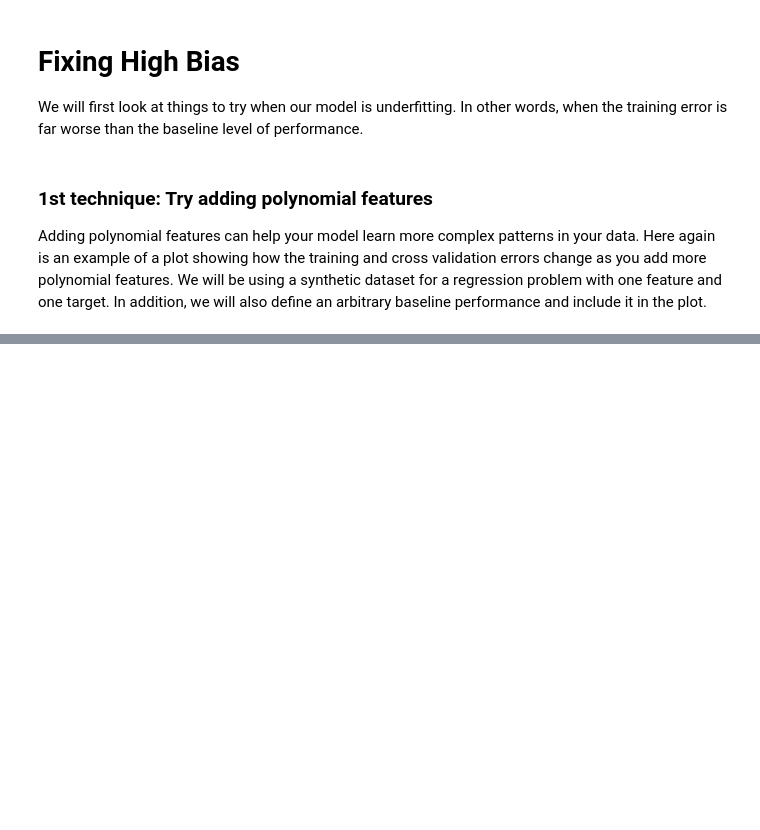
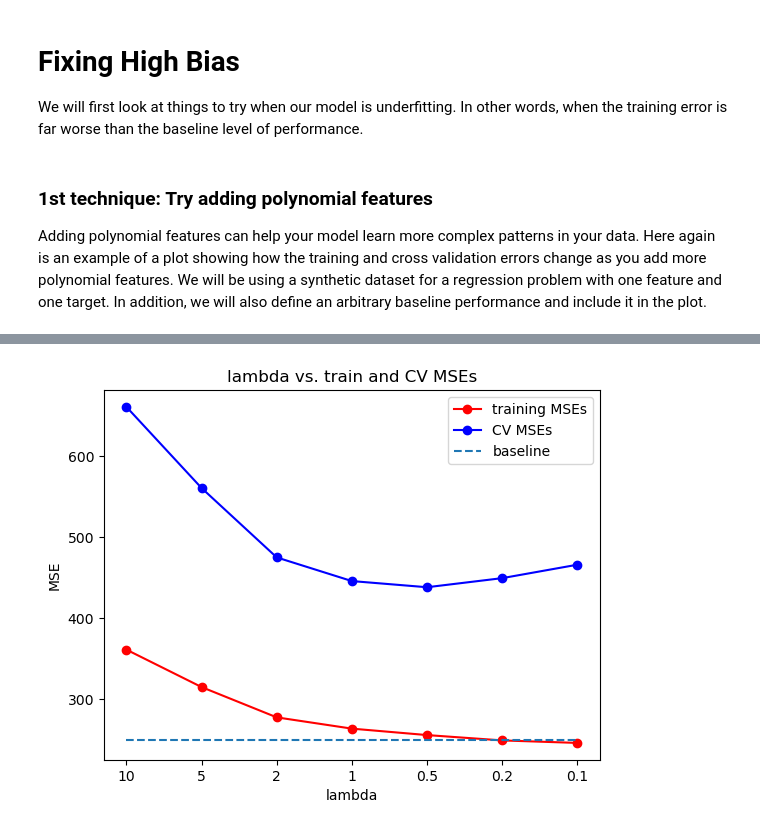
Before and after one commit to ibrar-ul-hassan/Machine-Learning-Projects, a Jupyter notebook: Diagonizing_Bias_and_Variance/Code File.ipynb, the cells around one changed output, grey strips where cells are left out. Saved outputs shown, nothing was run; the diff lists cells and outputs as text; code cells hidden in the pictures; blank space fills up the shorter version.

```diff
--- a/Diagonizing_Bias_and_Variance/Code File.ipynb
+++ b/Diagonizing_Bias_and_Variance/Code File.ipynb
@@ -164,0 +206,59 @@ first 5 rows of the training inputs (1 feature):
+# %%
+# Define lambdas to plot
+reg_params = [10, 5, 2, 1, 0.5, 0.2, 0.1]
+
+def train_plot_reg_params(reg_params, x_train, y_train, x_cv, y_cv, degree= 1, baseline=None):
+
+    train_mses = []
+    cv_mses = []
+    models = []
+    scalers = []
+
+    # Loop over 10 times. Each adding one more degree of polynomial higher than the last.
+    for reg_param in reg_params:
+
+        # Add polynomial features to the training set
+        poly = PolynomialFeatures(degree, include_bias=False)
+        X_train_mapped = poly.fit_transform(x_train)
+
+        # Scale the training set
+        scaler_poly = StandardScaler()
+        X_train_mapped_scaled = scaler_poly.fit_transform(X_train_mapped)
+        scalers.append(scaler_poly)
+
+        # Create and train the model
+        model = Ridge(alpha=reg_param)
+        model.fit(X_train_mapped_scaled, y_train)
+        models.append(model)
+
+        # Compute the training MSE
+        yhat = model.predict(X_train_mapped_scaled)
+        train_mse = mean_squared_error(y_train, yhat) / 2
+        train_mses.append(train_mse)
+
+        # Add polynomial features and scale the cross-validation set
+        poly = PolynomialFeatures(degree, include_bias=False)
+        X_cv_mapped = poly.fit_transform(x_cv)
+        X_cv_mapped_scaled = scaler_poly.transform(X_cv_mapped)
+
+        # Compute the cross-validation MSE
+        yhat = model.predict(X_cv_mapped_scaled)
+        cv_mse = mean_squared_error(y_cv, yhat) / 2
+        cv_mses.append(cv_mse)
+
+    # Plot the results
+    reg_params = [str(x) for x in reg_params]
+    plt.plot(reg_params, train_mses, marker='o', c='r', label='training MSEs');
+    plt.plot(reg_params, cv_mses, marker='o', c='b', label='CV MSEs');
+    plt.plot(reg_params, np.repeat(baseline, len(reg_params)), linestyle='--', label='baseline')
+    plt.title("lambda vs. train and CV MSEs")
+    plt.xlabel("lambda");
+    plt.ylabel("MSE");
+    plt.legend()
+    plt.show()
+
+
+# Define degree of polynomial and train for each value of lambda
+train_plot_reg_params(reg_params, x_train, y_train, x_cv, y_cv, degree= 4, baseline=250)
+# %% [output]
+[figure, added]
```
Also changed, not shown: parts of 11 cells of this notebook.
